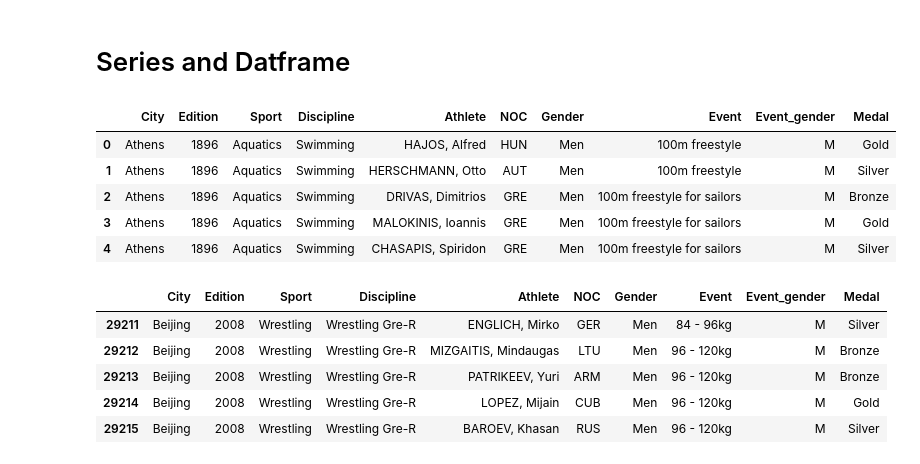
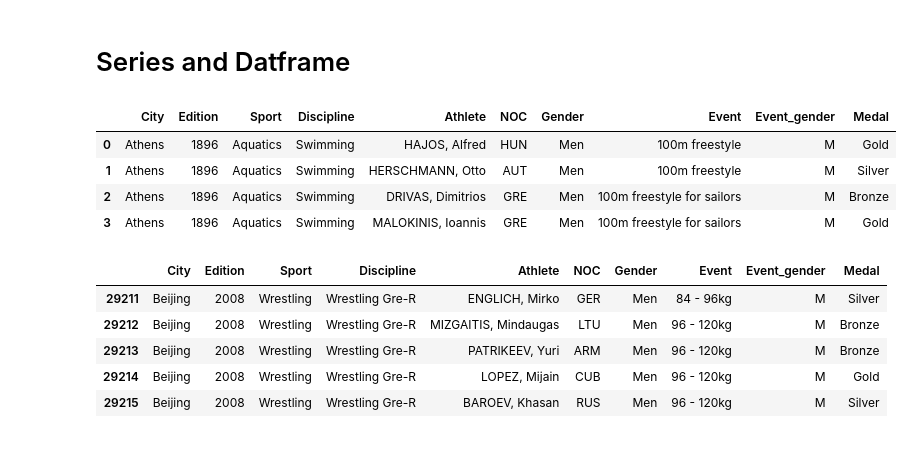
Before and after one commit to hudson55/Data_science, a Jupyter notebook: Panda_basic.ipynb, the cells around one changed output. Saved outputs shown, nothing was run; the diff lists cells and outputs as text; code cells hidden in the pictures.

```diff
--- a/Panda_basic.ipynb
+++ b/Panda_basic.ipynb
@@ -20,14 +20,13 @@ SyntaxError: invalid syntax (1860549402.py, line 1)
 # %%
 df1 = pd.read_csv('Ex_Files_Pandas_EssT/ExerciseFiles/data/olympics.csv',skiprows=4)
 # %%
-df1.head()
+df1.head(4) # first 4, by default it is 5
 # %% [output]
 |  | City | Edition | Sport | Discipline | Athlete | NOC | Gender | Event | Event_gender | Medal |
 | 0 | Athens | 1896 | Aquatics | Swimming | HAJOS, Alfred | HUN | Men | 100m freestyle | M | Gold |
 | 1 | Athens | 1896 | Aquatics | Swimming | HERSCHMANN, Otto | AUT | Men | 100m freestyle | M | Silver |
 | 2 | Athens | 1896 | Aquatics | Swimming | DRIVAS, Dimitrios | GRE | Men | 100m freestyle for sailors | M | Bronze |
 | 3 | Athens | 1896 | Aquatics | Swimming | MALOKINIS, Ioannis | GRE | Men | 100m freestyle for sailors | M | Gold |
-| 4 | Athens | 1896 | Aquatics | Swimming | CHASAPIS, Spiridon | GRE | Men | 100m freestyle for sailors | M | Silver |
 # %%
 df1.tail()
 # %% [output]
```
Also changed, not shown: parts of 19 cells of this notebook.
